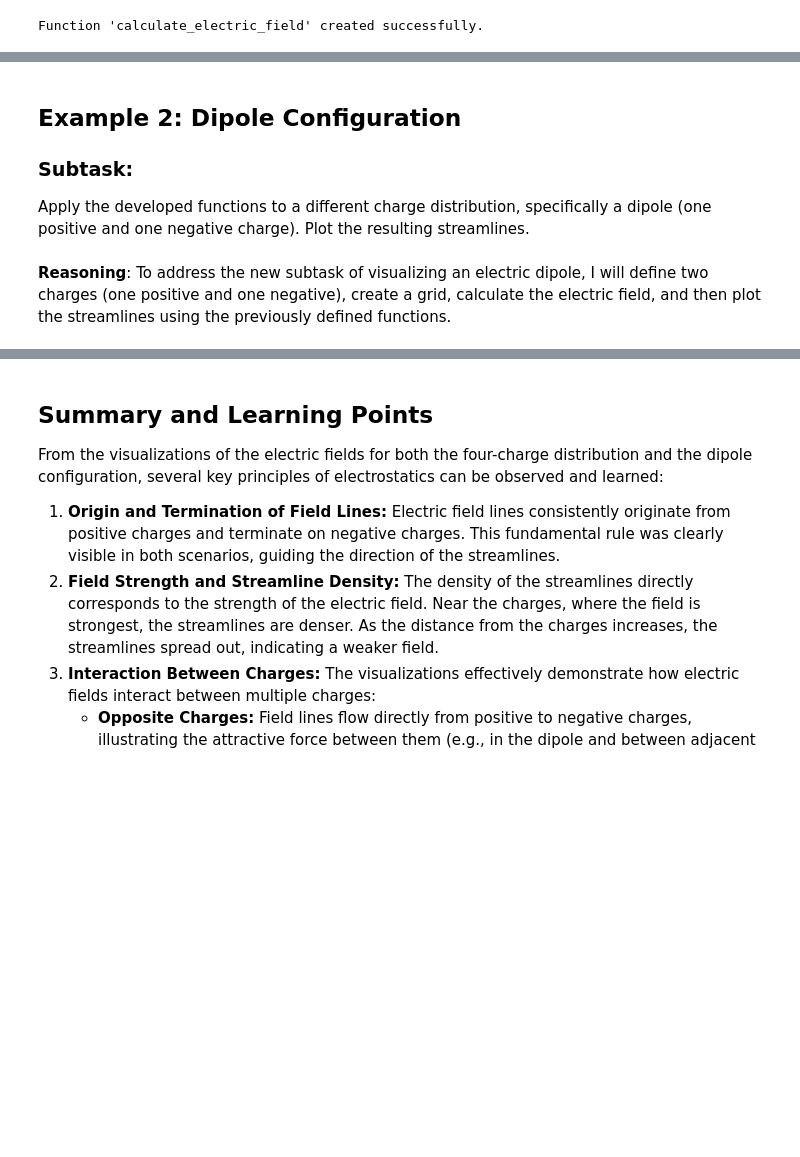
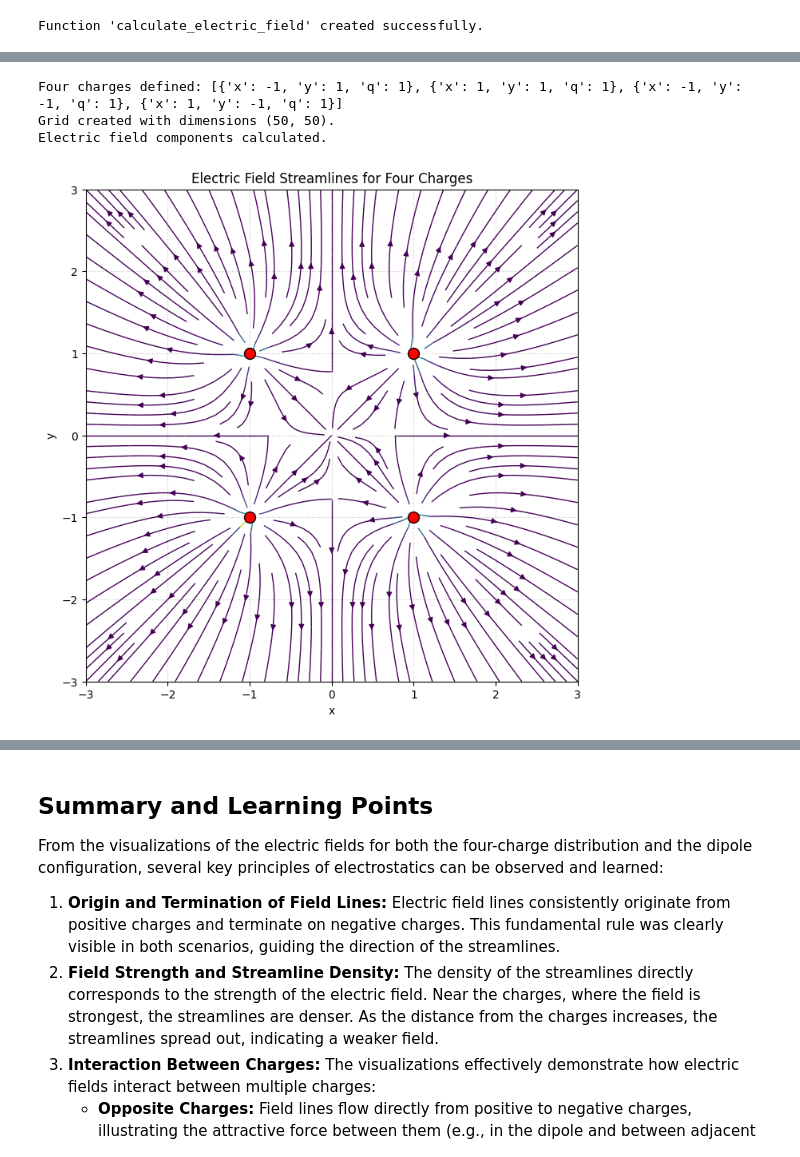
Before and after one commit to jakeTHEEsnak8/Computational-Physics, a Jupyter notebook: projects/P8_Visualizing_Electric_Fields.ipynb, the cells around one changed output, grey strips where cells are left out. Drawn from its saved outputs; the diff is of its cells as text; code cells hidden in the pictures; blank space fills up the shorter version.

```diff
--- a/projects/P8_Visualizing_Electric_Fields.ipynb
+++ b/projects/P8_Visualizing_Electric_Fields.ipynb
@@ -335,11 +222,64 @@ This geometry makes sense because electric field lines are expected to originate
-# %% [markdown]
-## Example 2: Dipole Configuration
-
-### Subtask:
-Apply the developed functions to a different charge distribution, specifically a dipole (one positive and one negative charge). Plot the resulting streamlines.
-# %% [markdown]
-**Reasoning**:
-To address the new subtask of visualizing an electric dipole, I will define two charges (one positive and one negative), create a grid, calculate the electric field, and then plot the streamlines using the previously defined functions.
+# %%
+import numpy as np
+import matplotlib.pyplot as plt
+
+# Define the plotting function here, before it is called.
+def plot_electric_field_streamlines(X, Y, Ex, Ey, charges, title='Electric Field Streamlines'):
+    plt.figure(figsize=(8, 8))
+    # Normalize the field for better visualization if values are too high
+    E_mag = np.hypot(Ex, Ey)
+    # Avoid division by zero in normalization
+    E_mag_normalized = np.where(E_mag == 0, 1e-9, E_mag)
+    # Streamlines
+    plt.streamplot(X, Y, Ex, Ey, density=1.5, linewidth=1, arrowsize=1,
+                   color=E_mag, cmap='viridis') # Color based on field magnitude
+    # Plot charges
+    for charge in charges:
+        plt.scatter(charge['x'], charge['y'],
+                    color='red' if charge['q'] > 0 else 'blue',
+                    s=100, edgecolors='black', zorder=5) # zorder to ensure charges are on top
+    plt.xlabel("x")
+    plt.ylabel("y")
+    plt.title(title)
+    plt.gca().set_aspect("equal")
+    plt.grid(True, linestyle=':', alpha=0.7)
+    plt.show()
+
+# 1. Define a list of four charge configurations
+charge_configs_four = [
+    {'x': -1, 'y': 1, 'q': 1},   #all positive
+    {'x': 1, 'y': 1, 'q': 1},
+    {'x': -1, 'y': -1, 'q': 1},
+    {'x': 1, 'y': -1, 'q': 1}
+]
+
+# 2. Use the define_charges function to create the charges object
+charges_four = define_charges(charge_configs_four)
+print("Four charges defined:", charges_four)
+
+# 3. Create a 2D grid for visualization
+x_min, x_max = -3, 3.               #x and y limits for the graph
+y_min, y_max = -3, 3
+n_points = 50    #Data points to make the code clear and concise
+
+x = np.linspace(x_min, x_max, n_points)
+y = np.linspace(y_min, y_max, n_points)
+X, Y = np.meshgrid(x, y)
+
+grid_four = (X, Y)
+print(f"Grid created with dimensions {X.shape}.")
+
+# 4. Call the calculate_electric_field function
+Ex_four, Ey_four = calculate_electric_field(charges_four, grid_four)
+print("Electric field components calculated.")
+
+# 5. Call the plot_electric_field_streamlines function
+plot_electric_field_streamlines(X, Y, Ex_four, Ey_four, charges=charges_four, title='Electric Field Streamlines for Four Charges')
+# %% [output]
+Four charges defined: [{'x': -1, 'y': 1, 'q': 1}, {'x': 1, 'y': 1, 'q': 1}, {'x': -1, 'y': -1, 'q': 1}, {'x': 1, 'y': -1, 'q': 1}]
+Grid created with dimensions (50, 50).
+Electric field components calculated.
+[figure, added]
 # %%
 import numpy as np
 import matplotlib.pyplot as plt
```
Also changed, not shown: parts of 25 cells of this notebook.
